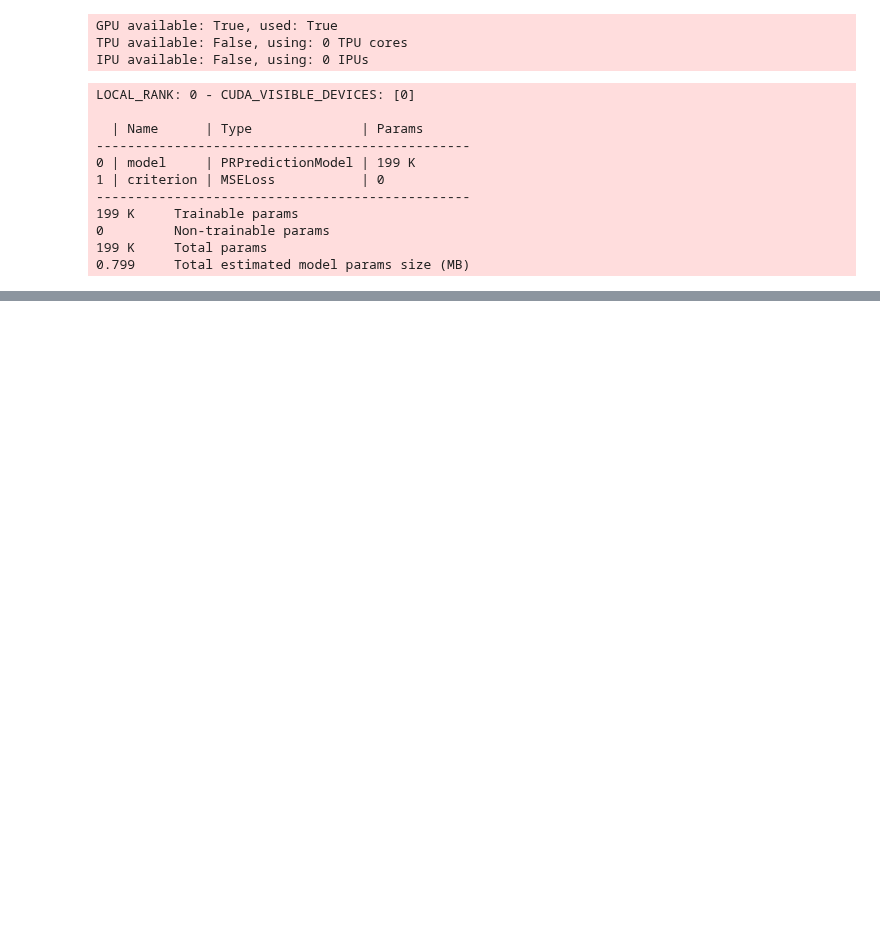
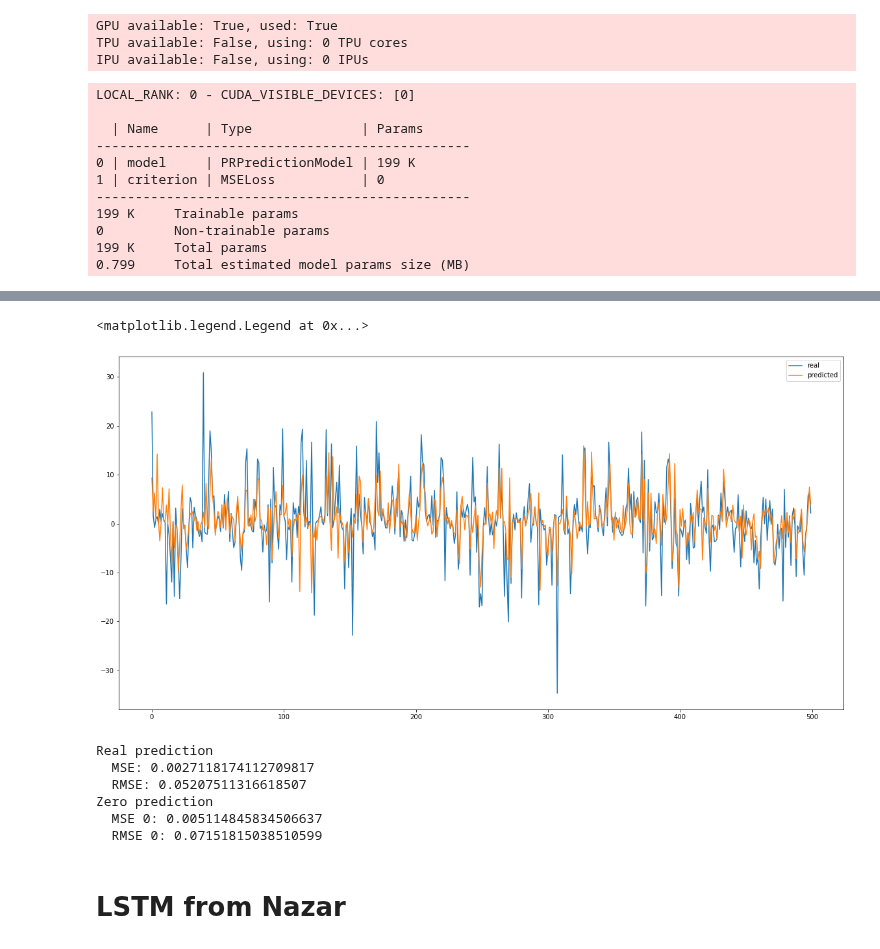
Before and after one commit to lancedw/3D-state-prediction-for-surface-vessels-using-IMU-data-and-images, a Jupyter notebook: code/notebooks/start.ipynb, the cells around one changed output, grey strips where cells are left out. Saved outputs shown, nothing was run; the diff lists cells and outputs as text; code cells hidden in the pictures; blank space fills up the shorter version.

```diff
--- a/code/notebooks/start.ipynb
+++ b/code/notebooks/start.ipynb
@@ -550,3 +598,37 @@ LOCAL_RANK: 0 - CUDA_VISIBLE_DEVICES: [0]
+# %%
+plt.figure(figsize=(20, 10))
+plt.plot(denorm_labels[:500], label="real")
+plt.plot(denorm_predictions[:500], label="predicted")
+plt.legend()
+# %% [output]
+<matplotlib.legend.Legend at 0x...>
+[figure, added]
+# %%
+mse = []
+rmse = []
+
+n = len(predictions)
+loss = 0
+loss0 = 0
+
+for i in range(n):
+    loss += (labels[i]-predictions[i])**2
+    loss0 += (labels[i]-0)**2
+print("Real prediction")
+print("  MSE:", loss/n)
+print("  RMSE:", math.sqrt(loss/n))
+print("Zero prediction")
+print("  MSE 0:", loss0/n)
+print("  RMSE 0:", math.sqrt(loss0/n))
+# %% [output]
+Real prediction
+  MSE: 0.0027118174112709817
+  RMSE: 0.05207511316618507
+Zero prediction
+  MSE 0: 0.005114845834506637
+  RMSE 0: 0.07151815038510599
+# %% [markdown]
+# LSTM from Nazar
 # %%
 class LSTM_PR(nn.Module):
     def __init__(self, cuda, encoder_input_size, output_size, encoder_hidden_size=300, decoder_hidden_size=300):
```
Also changed, not shown: parts of 20 cells of this notebook, 4 other files.
